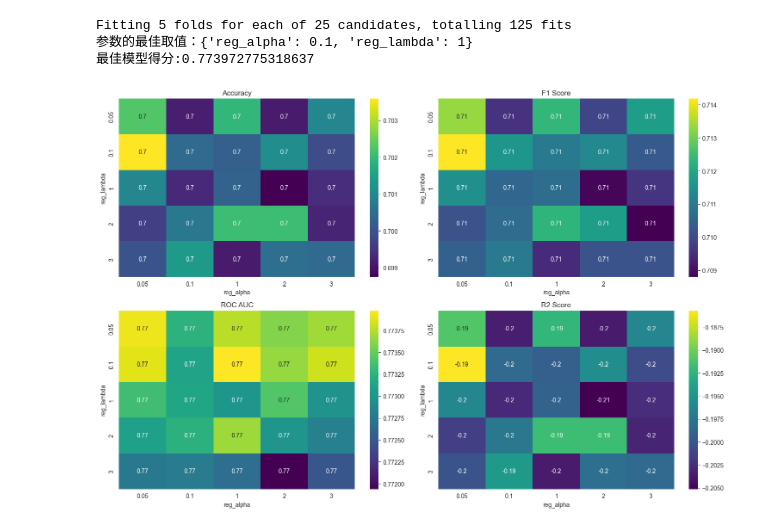
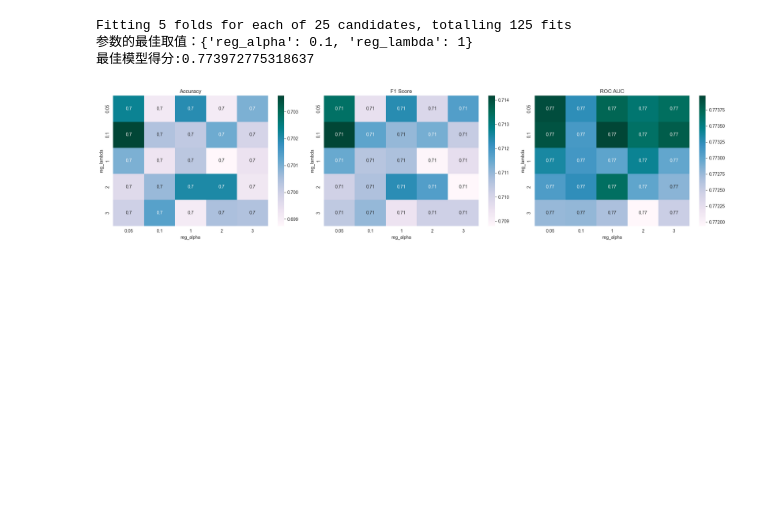
Before and after one commit to ruansy/riskgene, a Jupyter notebook: src/xgboost.ipynb, the cells around one changed output. Drawn from its saved outputs; the diff is of its cells as text; code cells hidden in the pictures; blank space fills up the shorter version.

```diff
--- a/src/xgboost.ipynb
+++ b/src/xgboost.ipynb
@@ -499,46 +499,39 @@ Fitting 5 folds for each of 25 candidates, totalling 125 fits
 # %%
 # 将网格搜索结果转换为Pandas DataFrame
 results = pd.DataFrame(evaluate_result)
 
 # 创建画布和子图
-fig, axs = plt.subplots(nrows=2, ncols=2, figsize=(15, 10))
+fig, axs = plt.subplots(nrows=1, ncols=3, figsize=(20, 5))
 
 # 绘制第一个子图（accuracy）
 scores = np.array(results.mean_test_accuracy).reshape(len(cv_params['reg_alpha']), len(cv_params['reg_lambda']))
-sns.heatmap(scores, annot=True, cmap='viridis', xticklabels=cv_params['reg_alpha'],
-            yticklabels=cv_params['reg_lambda'], ax=axs[0, 0])
-axs[0, 0].set_xlabel('reg_alpha')
-axs[0, 0].set_ylabel('reg_lambda')
-axs[0, 0].set_title('Accuracy')
+sns.heatmap(scores, annot=True, cmap='PuBuGn', xticklabels=cv_params['reg_alpha'],
+            yticklabels=cv_params['reg_lambda'], ax=axs[0])
+axs[0].set_xlabel('reg_alpha')
+axs[0].set_ylabel('reg_lambda')
+axs[0].set_title('Accuracy')
 
 # 绘制第二个子图（f1）
 scores = np.array(results.mean_test_f1).reshape(len(cv_params['reg_alpha']), len(cv_params['reg_lambda']))
-sns.heatmap(scores, annot=True, cmap='viridis', xticklabels=cv_params['reg_alpha'],
-            yticklabels=cv_params['reg_lambda'], ax=axs[0, 1])
-axs[0, 1].set_xlabel('reg_alpha')
-axs[0, 1].set_ylabel('reg_lambda')
-axs[0, 1].set_title('F1 Score')
+sns.heatmap(scores, annot=True, cmap='PuBuGn', xticklabels=cv_params['reg_alpha'],
+            yticklabels=cv_params['reg_lambda'], ax=axs[1])
+axs[1].set_xlabel('reg_alpha')
+axs[1].set_ylabel('reg_lambda')
+axs[1].set_title('F1 Score')
 
 # 绘制第三个子图（roc_auc）
 scores = np.array(results.mean_test_roc_auc).reshape(len(cv_params['reg_alpha']), len(cv_params['reg_lambda']))
-sns.heatmap(scores, annot=True, cmap='viridis', xticklabels=cv_params['reg_alpha'],
-            yticklabels=cv_params['reg_lambda'], ax=axs[1, 0])
-axs[1, 0].set_xlabel('reg_alpha')
-axs[1, 0].set_ylabel('reg_lambda')
-axs[1, 0].set_title('ROC AUC')
+sns.heatmap(scores, annot=True, cmap='PuBuGn', xticklabels=cv_params['reg_alpha'],
+            yticklabels=cv_params['reg_lambda'], ax=axs[2])
+axs[2].set_xlabel('reg_alpha')
+axs[2].set_ylabel('reg_lambda')
+axs[2].set_title('ROC AUC')
 
-# 绘制第四个子图（r2）
-scores = np.array(results.mean_test_r2).reshape(len(cv_params['reg_alpha']), len(cv_params['reg_lambda']))
-sns.heatmap(scores, annot=True, cmap='viridis', xticklabels=cv_params['reg_alpha'],
-            yticklabels=cv_params['reg_lambda'], ax=axs[1, 1])
-axs[1, 1].set_xlabel('reg_alpha')
-axs[1, 1].set_ylabel('reg_lambda')
-axs[1, 1].set_title('R2 Score')
 
 # 调整子图之间的距离
 fig.tight_layout()
 
 # 显示图像
 plt.show()
 # %% [output]
-[figure, old version]
+[figure, new version]
```
